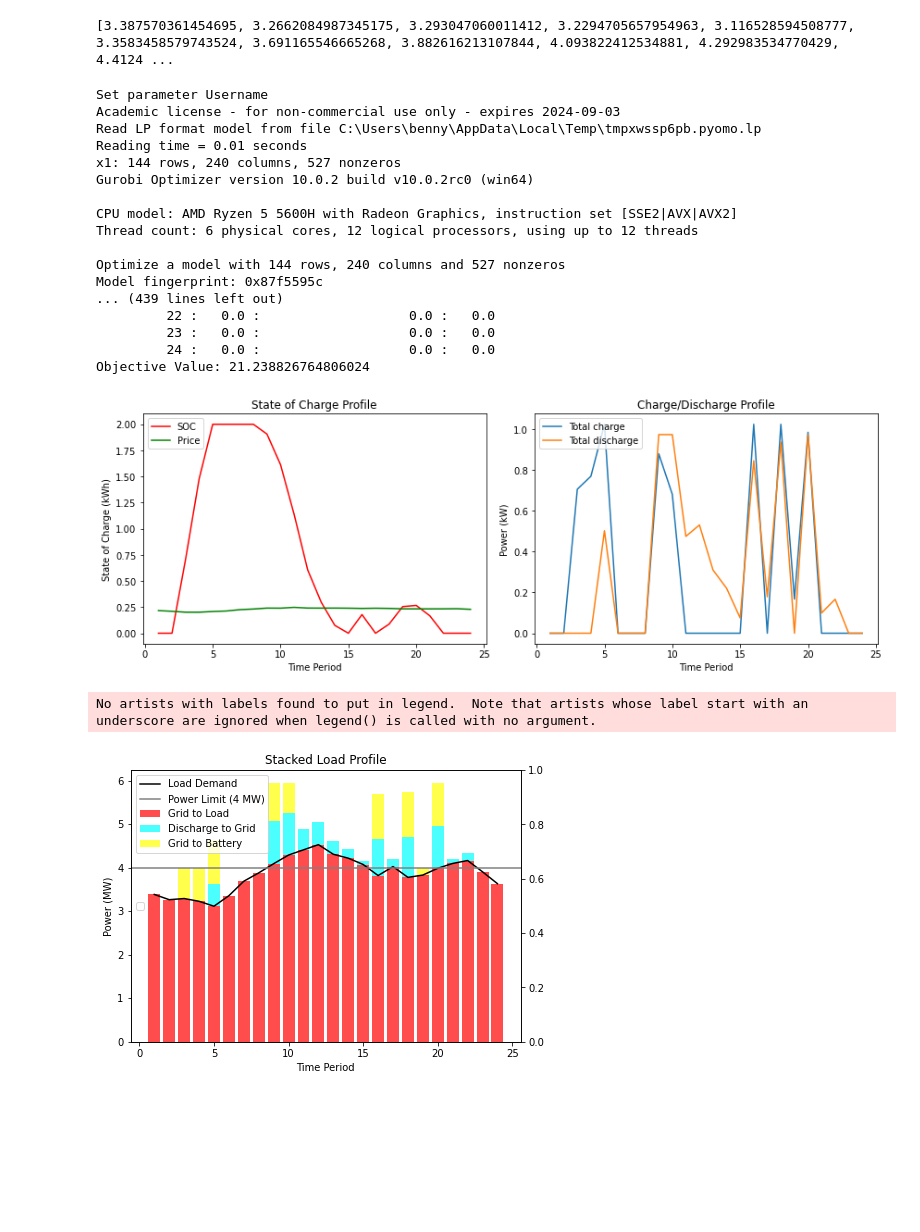
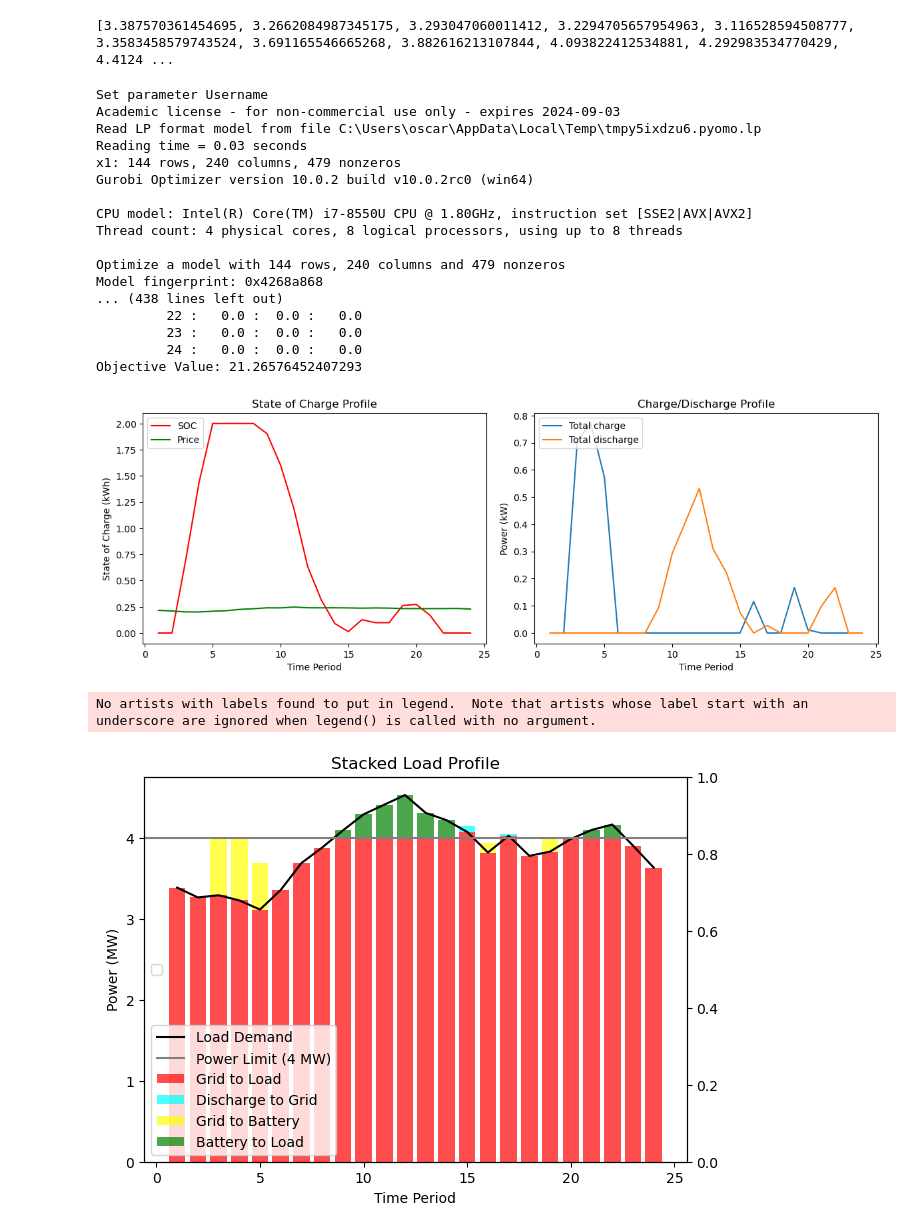
Before and after one commit to BenjaminTro/Cineldi, a Jupyter notebook: Task4.ipynb, the cells around one changed output. Drawn from its saved outputs; the diff is of its cells as text; code cells hidden in the pictures; blank space fills up the shorter version.

```diff
--- a/Task4.ipynb
+++ b/Task4.ipynb
@@ -27,7 +27,8 @@ import seaborn as sns
 
 # Location of (processed) data set for CINELDI MV reference system
 # (to be replaced by your own local data folder)
-path_data_set         = 'C:/Users/benny/Downloads/Cineldi/Data'
+#path_data_set         = 'C:/Users/benny/Downloads/Cineldi/Data'
+path_data_set = 'C:/Users/oscar/OneDrive/Dokumenter/Høst 2023/TET4565 Spesialiseringsemne/Cineldi/Data'
 
 filename_load_data_fullpath = os.path.join(path_data_set,'load_data_CINELDI_MV_reference_system.csv')
 filename_load_mapping_fullpath = os.path.join(path_data_set,'mapping_loads_to_CINELDI_MV_reference_grid.csv')
@@ -631,6 +630,7 @@ model.load_constraint = pyo.Constraint(model.periods, rule=load_rule)
 
 def SOC_limit(model, t):
     return (0,capacity)
+
 model.SOC = pyo.Var(model.periods,bounds=SOC_limit)
 
 #NEW CONSTRAINT LIMITING NET POWER IMPORT FORM THE GRID TO THE SYSTEM SPECIFIC FOR TASK 4
@@ -644,11 +644,11 @@ model.grid_constraint = pyo.Constraint(model.periods, rule=grid_rule)
 
 def state_of_charge(model, t):
     if t == 1:
-        return model.SOC[t] == model.SOC_0[t] + model.charge_PV[t] + model.charge_grid[t] - (model.disch_grid[t] + model.disch_load[t])
+        return model.SOC[t] == model.SOC_0[t] + model.charge[t] - (model.disch[t])
     elif 1<t<24:
-        return model.SOC[t] == model.SOC[t-1] + model.charge_PV[t] + model.charge_grid[t] - (model.disch_grid[t] + model.disch_load[t])
+        return model.SOC[t] == model.SOC[t-1] + model.charge[t] - (model.disch[t])
     else:
-        return model.SOC[t] - (model.SOC[t-1]  + model.charge_PV[t] + model.charge_grid[t] - (model.disch_grid[t] + model.disch_load[t]))==0
+        return model.SOC[t] - (model.SOC[t-1]  + model.charge[t] - (model.disch[t]))==0
 model.state_of_charge_constraint = pyo.Constraint(model.periods, rule=state_of_charge)
 
 #Objective function to minimize costs
@@ -668,21 +668,21 @@ print("Objective Value:", model.objective())
 # %% [output]
 Set parameter Username
 Academic license - for non-commercial use only - expires 2024-09-03
-Read LP format model from file C:\Users\benny\AppData\Local\Temp\tmpxwssp6pb.pyomo.lp
-Reading time = 0.01 seconds
-x1: 144 rows, 240 columns, 527 nonzeros
+Read LP format model from file C:\Users\oscar\AppData\Local\Temp\tmpy5ixdzu6.pyomo.lp
+Reading time = 0.03 seconds
+x1: 144 rows, 240 columns, 479 nonzeros
 Gurobi Optimizer version 10.0.2 build v10.0.2rc0 (win64)
 
-CPU model: AMD Ryzen 5 5600H with Radeon Graphics, instruction set [SSE2|AVX|AVX2]
-Thread count: 6 physical cores, 12 logical processors, using up to 12 threads
+CPU model: Intel(R) Core(TM) i7-8550U CPU @ 1.80GHz, instruction set [SSE2|AVX|AVX2]
+Thread count: 4 physical cores, 8 logical processors, using up to 8 threads
 
-Optimize a model with 144 rows, 240 columns and 527 nonzeros
-Model fingerprint: 0x87f5595c
-... (439 lines left out)
-         22 :   0.0 :                   0.0 :   0.0
-         23 :   0.0 :                   0.0 :   0.0
-         24 :   0.0 :                   0.0 :   0.0
-Objective Value: 21.238826764806024
+Optimize a model with 144 rows, 240 columns and 479 nonzeros
+Model fingerprint: 0x4268a868
+... (438 lines left out)
+         22 :   0.0 :  0.0 :   0.0
+         23 :   0.0 :  0.0 :   0.0
+         24 :   0.0 :  0.0 :   0.0
+Objective Value: 21.26576452407293
 # %%
 import matplotlib.pyplot as plt
 
@@ -723,7 +723,7 @@ plt.title('State of Charge Profile')
 plt.tight_layout()
 plt.show()
 # %% [output]
-[figure, old version]
+[figure, new version]
 # %%
 import matplotlib.pyplot as plt
 import numpy as np
@@ -734,13 +734,8 @@ load_penalty_values = [model.grid[t]() for t in model.periods]
 load_demand_values = [model.loads[t] for t in model.periods]
 grid_charge_value = [model.charge_grid[t]() for t in model.periods]
 grid_discharge_value = [model.disch_grid[t]() for t in model.periods]
-#load_discharge_value = [model.disch_load[t]() for t in model.periods]
-#def grid_rule(model,t):
-#    return model.grid[t] + model.charge_grid[t] - model.PV_grid[t] - model.disch_grid[t] <= P_lim
-#model.grid_constraint = pyo.Constraint(model.periods, rule=grid_rule)
 
-
-# Calculate discharge values as the difference between load penalty and load demand
+# Calculate discharge values to load
 discharge_values = [model.disch_load[t]() for t in model.periods]
 
 # Create an array for the time periods
@@ -753,31 +748,35 @@ fig, ax1= plt.subplots(figsize=(7, 5))
 ax1.bar(time_periods, load_penalty_values, label='Grid to Load', alpha=0.7, color='red')
 
 # Plot the discharge power
 #ax1.bar(time_periods, discharge_values, label='Discharge to Load', alpha=0.7, color='green')
 
 # Plot the discharge power
 ax1.bar(time_periods, grid_discharge_value, bottom=np.array(load_penalty_values), label='Discharge to Grid', alpha=0.7, color='cyan')
 
 # Plot the charge power
 ax1.bar(time_periods, grid_charge_value, bottom=np.array(load_penalty_values) + np.array(grid_discharge_value), label='Grid to Battery', alpha=0.7, color='yellow')
 
+# Plot the charge power
+ax1.bar(time_periods, discharge_values, bottom=np.array(load_penalty_values) + np.array(grid_discharge_value) + np.array(grid_charge_value), label='Battery to Load', alpha=0.7, color='green')
+
 # Plot the load demand as a curve
 ax1.plot(time_periods, load_demand_values, label='Load Demand', color='black')
 
 # PLot the grid's power limit
 ax1.axhline(y=P_lim, color='grey', linestyle='-', label='Power Limit (4 MW)')
 
 ax2=ax1.twinx()
 ax2.legend(loc='center left')
 
 # Set labels and legend
 ax1.set_xlabel('Time Period')
 ax1.set_ylabel('Power (MW)')
 ax1.set_title('Stacked Load Profile')
 ax1.legend()
 
+
 # Show the plot
 plt.show()
 # %% [output]
 No artists with labels found to put in legend.  Note that artists whose label start with an underscore are ignored when legend() is called with no argument.
-[figure, old version]
+[figure, new version]
```
Also changed, not shown: parts of 6 cells of this notebook, 2 other files.
